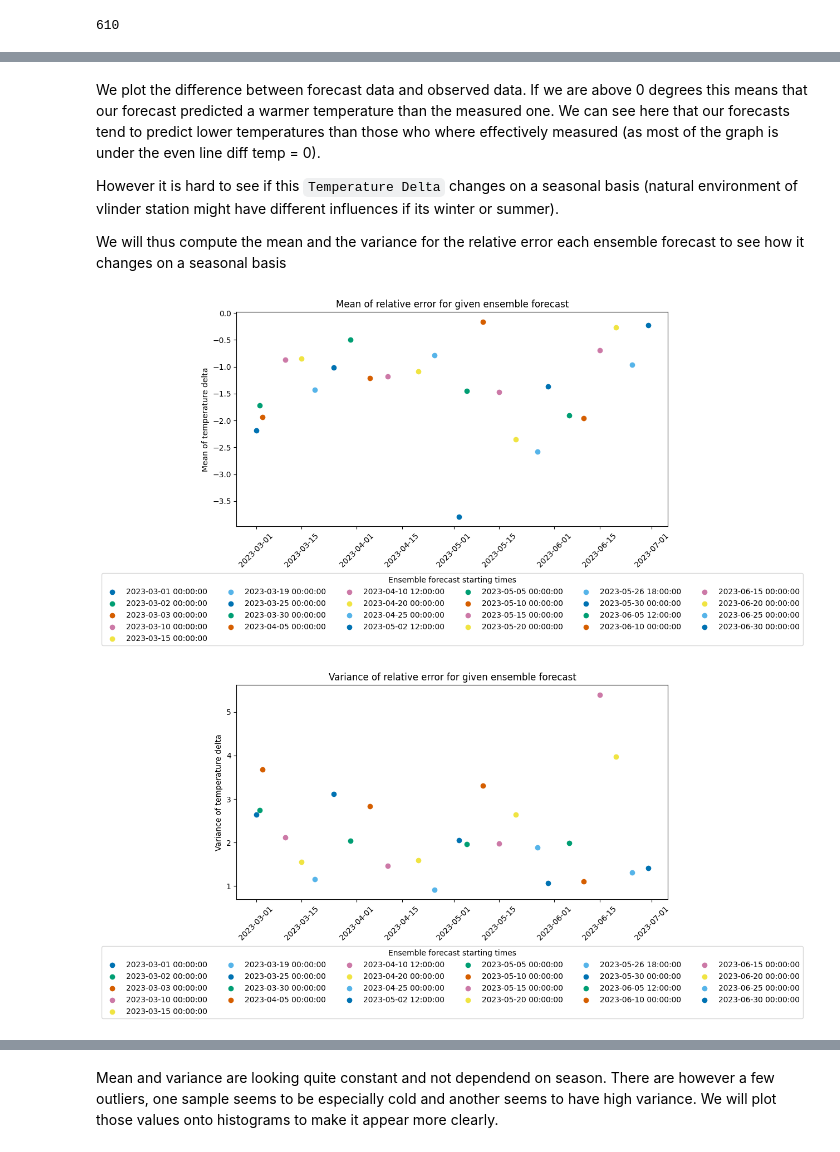
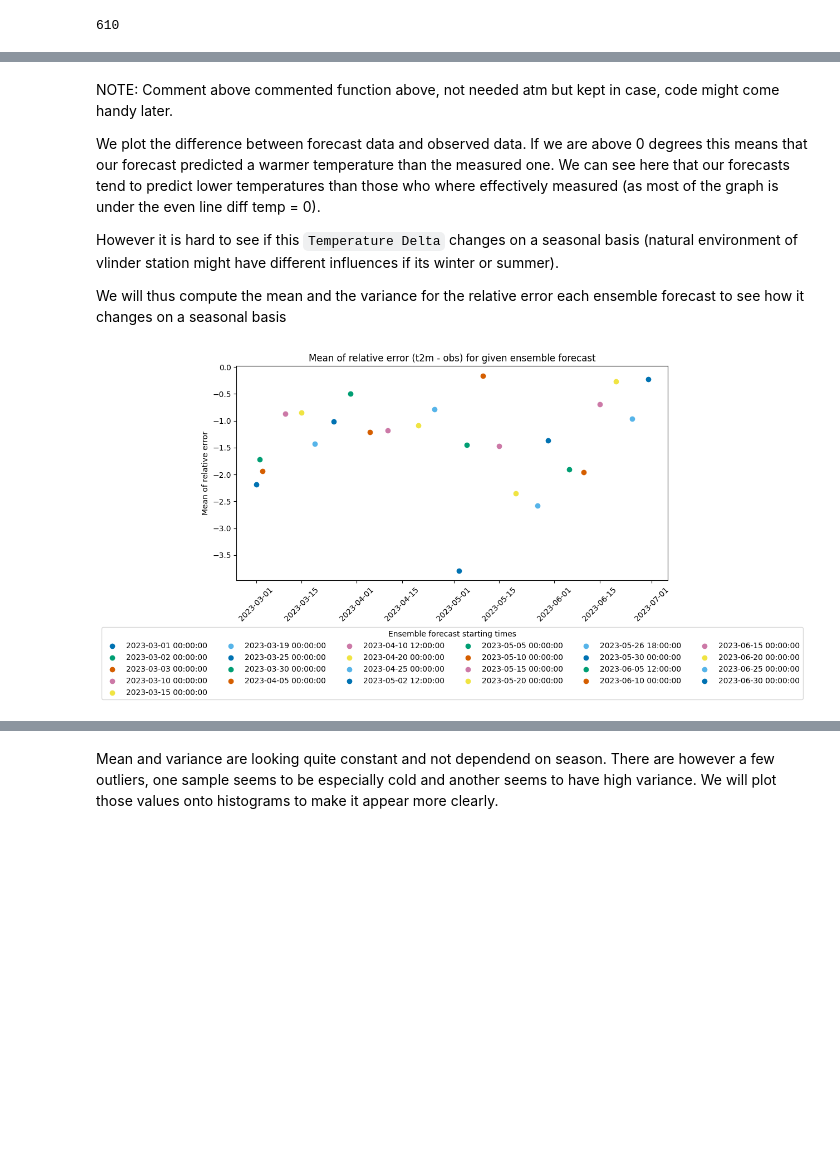
Before and after one commit to larsbonnefoy/TAI_Project, a Jupyter notebook: Project.ipynb, the cells around one changed output, grey strips where cells are left out. Saved outputs shown, nothing was run; the diff lists cells and outputs as text; code cells hidden in the pictures; blank space fills up the shorter version.

```diff
--- a/Project.ipynb
+++ b/Project.ipynb
@@ -704,4 +706,6 @@ plot_lst(list_df_diff[len(list_df_diff) // 2 :])
 # %% [markdown]
+NOTE: Comment above commented function above, not needed atm but kept in case, code might come handy later.
+
 We plot the difference between forecast data and observed data. If we are above 0 degrees this means that our forecast predicted a warmer temperature than the measured one. We can see here that our forecasts tend to predict lower temperatures than those who where effectively measured (as most of the graph is under the even line diff temp = 0).
 
 However it is hard to see if this `Temperature Delta` changes on a seasonal basis (natural environment of vlinder station might have different influences if its winter or summer).
@@ -712,40 +716,32 @@ We will thus compute the mean and the variance for the relative error each ensem
 def compute_variance(target, df):
     """
         Computes variance on columns for given dataframe
     """
     df[f'{target} var'] = df[target].var()
     return df
 
 def scatter_list_var(df_lst, on='diff var', ylabel='missing label', title="missing title"):
     """
         Plots all dataframes in list given as argument on parameter passed as argument
     """
     # y = list(map(lambda df: df[on].to_list()[0], df_lst))
     # x = list(map(lambda df: df.reset_index()['time'].to_list()[0], df_lst))
     # x = x
     # x = [timestamp.astype(np.int64) // 10**9 for timestamp in x]
     # print(x)
     #slope, intercept, r_value, p_value, std_err = linregress(x, y)
 
     plt.figure(figsize=(10, 5))
     for df in df_lst:
         start = df.index[0]
         df = df.reset_index()
         plt.scatter(df[forecast_data.time_str], df[on].values, label=start)
     plt.legend(title="Ensemble forecast starting times", loc='upper center', bbox_to_anchor=(0.5, -0.20), ncols=6)
     plt.ylabel(ylabel)
     plt.title(title)
     plt.xticks(rotation=45)
     plt.show()
 
-scatter_list_var(list(map(lambda df : df.iloc[[0]], list_df_diff)), on='mean_diff', ylabel='Mean of temperature delta', title='Mean of relative error for given ensemble forecast')
-
-compute_variance_diff = partial(compute_variance, 'diff')
-
-list_df_var = list(map(compute_variance_diff, list_df_diff))
-#selects only first occurence for each ensemble forecast
-diff_var_first = list(map(lambda df : df.iloc[[0]], list_df_var))
-scatter_list_var(diff_var_first, on='diff var', ylabel='Variance of temperature delta',  title='Variance of relative error for given ensemble forecast')
+scatter_list_var(list(map(lambda df : df.iloc[[0]], list_df_diff)), on='mean_diff', ylabel='Mean of relative error', title='Mean of relative error (t2m - obs) for given ensemble forecast')
 # %% [output]
-[figure, old version]
+[figure, new version]
-[figure, removed]
```
Also changed, not shown: parts of 36 cells of this notebook, 1 other file.
